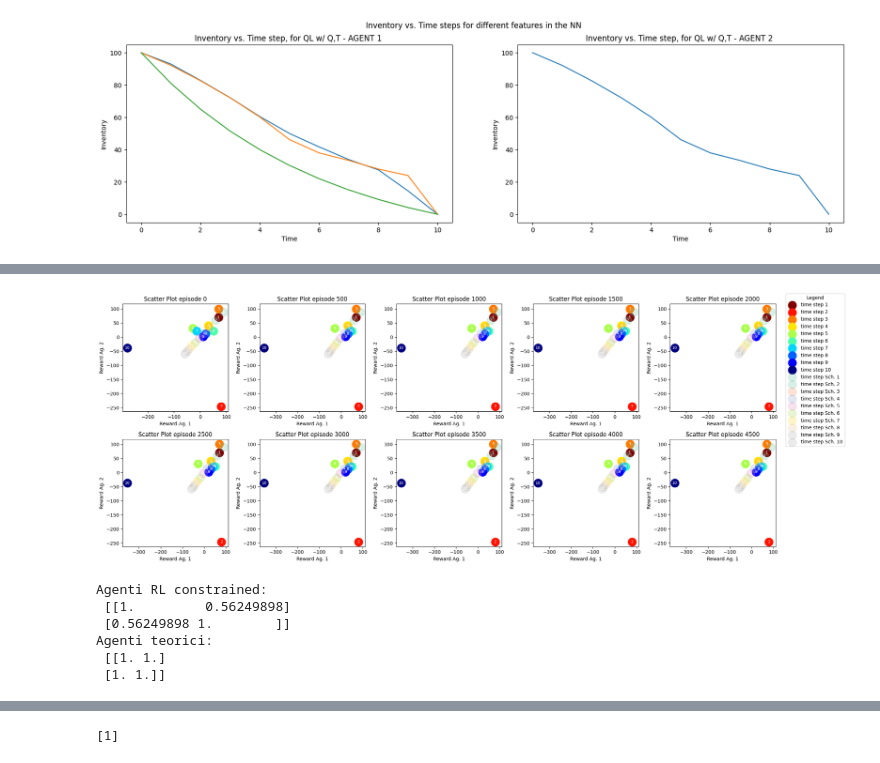
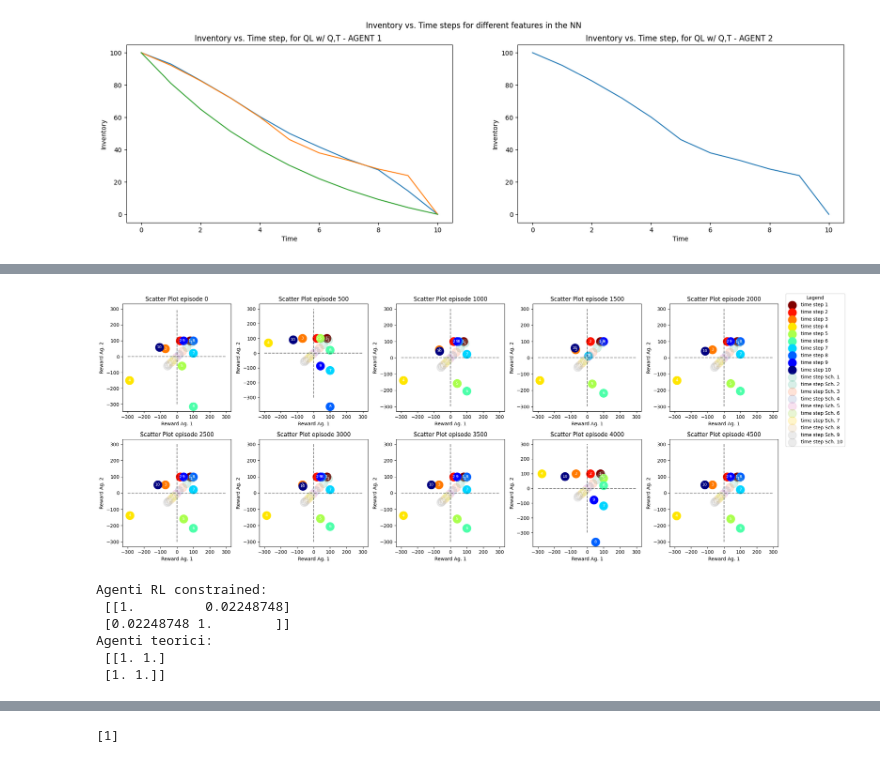
Before and after one commit to macrandrea/Multi-agent-RL-optimal-execution, a Jupyter notebook: ANALISI_MULTI_AGENTE_for_scratches.ipynb, the cells around one changed output, grey strips where cells are left out. Drawn from its saved outputs; the diff is of its cells as text; code cells hidden in the pictures.

```diff
--- a/ANALISI_MULTI_AGENTE_for_scratches.ipynb
+++ b/ANALISI_MULTI_AGENTE_for_scratches.ipynb
@@ -180,8 +180,8 @@ def rewards_per_episode(rew_0, rew_1, rew_sch_0, rew_sch_1):
 
         ax.set_xlabel('Reward Ag. 1')
         ax.set_ylabel('Reward Ag. 2')
-        #ax.hlines(0, -100, 100, colors='k', linestyles='dashed', alpha=0.5)
-        #ax.vlines(0, -100, 100, colors='k', linestyles='dashed', alpha=0.5)
+        ax.hlines(0, -300, 300, colors='k', linestyles='dashed', alpha=0.5)
+        ax.vlines(0, -300, 300, colors='k', linestyles='dashed', alpha=0.5)
         ax.set_title(f'Scatter Plot episode {time_step}')
 
         # Store all data points
@@ -663,27 +841,27 @@ plt.show()
 # %%
 '''Rewards per time steps per entrambi gli agenti'''
 
 # Load data
-rewards = dict(np.load('C:/Users/macri/Desktop/ennesima/re.npz', allow_pickle=True))
+rewards = dict(np.load('C:/Users/macri/Desktop/ennesima//re.npz', allow_pickle=True))
 rewards_sch = dict(np.load('C:/Users/macri/Desktop/ennesima/THEO_100_inv/re.npz', allow_pickle=True))
 rewards_0     = (rewards['arr_0'][0]    )
 rewards_1     = (rewards['arr_0'][1]    )
 
 rewards['arr_0'][0].shape
 rewards_sch_0 = (rewards_sch['arr_0'][0])
 rewards_sch_1 = (rewards_sch['arr_0'][1])
 
 rewards_per_episode(rewards_0, rewards_1, rewards_sch_0, rewards_sch_1)
 # %% [output]
-[figure, old version]
+[figure, new version]
 # %%
 '''Coefficiente di correlazione tra i rewards per entrambi gli agenti'''
 print('Agenti RL constrained: \n', np.corrcoef(rewards['arr_0'][0].flatten(), rewards['arr_0'][1].flatten()))
 print('Agenti teorici: \n',np.corrcoef(rewards_sch['arr_0'][0].flatten(), rewards_sch['arr_0'][1].flatten()))
 # %% [output]
 Agenti RL constrained:
- [[1.         0.56249898]
- [0.56249898 1.        ]]
+ [[1.         0.02248748]
+ [0.02248748 1.        ]]
 Agenti teorici:
  [[1. 1.]
  [1. 1.]]
```
Also changed, not shown: parts of 20 cells of this notebook, 3 other files.
